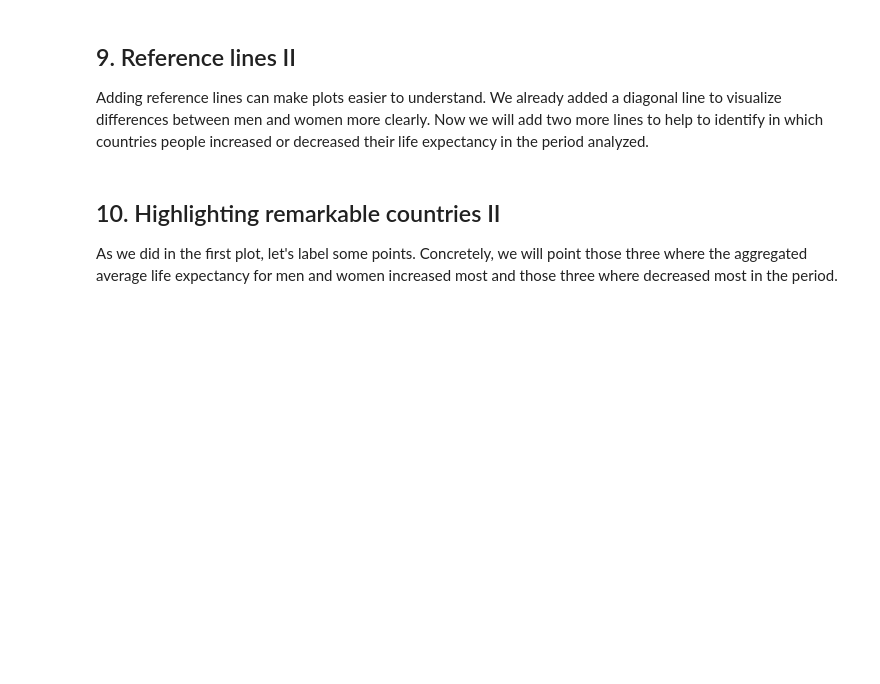
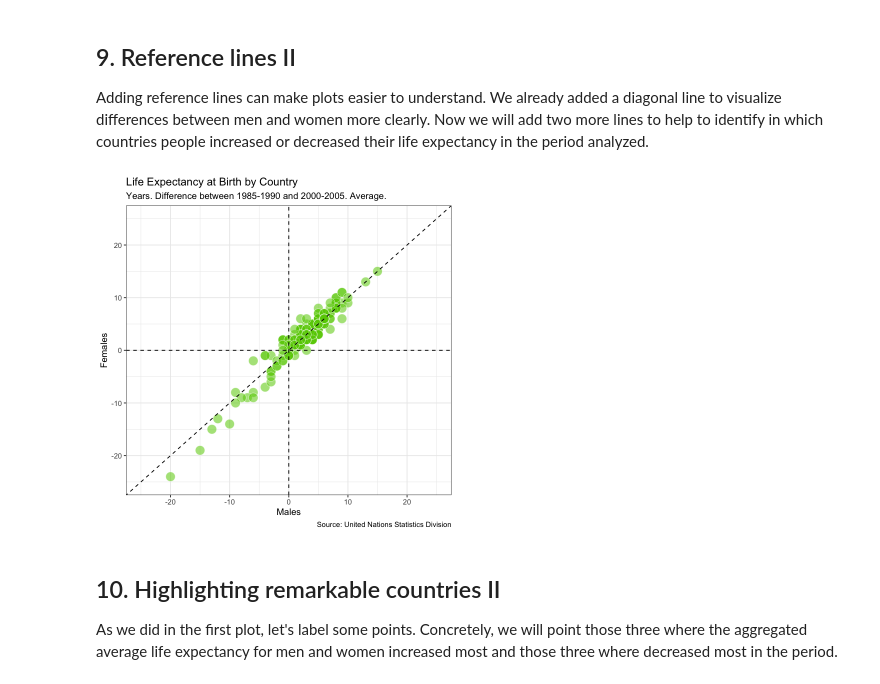
Before and after one commit to JeremyTallant/life_expectancy, a Jupyter notebook: life_analysis.ipynb, the cells around one changed output. Drawn from its saved outputs; the diff is of its cells as text; code cells hidden in the pictures; blank space fills up the shorter version.

```diff
--- a/life_analysis.ipynb
+++ b/life_analysis.ipynb
@@ -176,18 +176,20 @@ theme_bw()
 # %%
 # Adding an hline and vline to previous plots
 ggplot(subdata2, aes(x=diff_Male, y=diff_Female, label=Country.or.Area))+
   geom_point(colour="white", fill="chartreuse3", shape=21, alpha=.55, size=5)+
   geom_abline(intercept = 0, slope = 1, linetype=2)+
   scale_x_continuous(limits=c(-25,25))+
   scale_y_continuous(limits=c(-25,25))+
-# .... YOUR CODE FOR TASK 9 ....
-# .... YOUR CODE FOR TASK 9 ....
+  geom_hline(yintercept = 0, linetype="dashed") +
+  geom_vline(xintercept = 0, linetype="dashed") +
   labs(title="Life Expectancy at Birth by Country",
        subtitle="Years. Difference between 1985-1990 and 2000-2005. Average.",
        caption="Source: United Nations Statistics Division",
        x="Males",
        y="Females")+
 theme_bw()
+# %% [output]
+[figure, added]
 # %% [markdown]
 ## 10. Highlighting remarkable countries II
 <p>As we did in the first plot, let's label some points. Concretely, we will point those three where the aggregated average life expectancy for men and women increased most and those three where decreased most in the period.</p>
```
Also changed, not shown: parts of 1 cell of this notebook.
